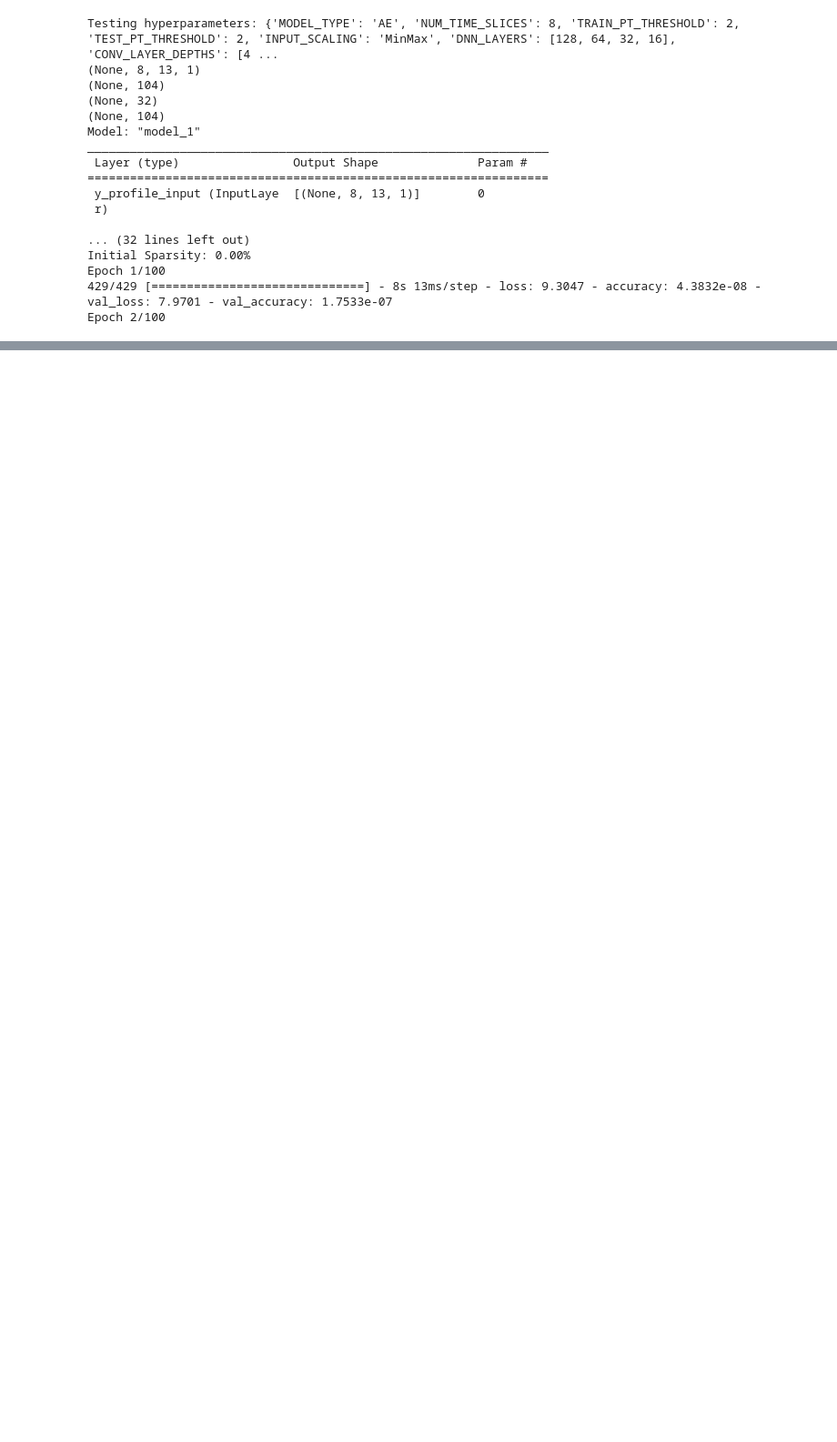
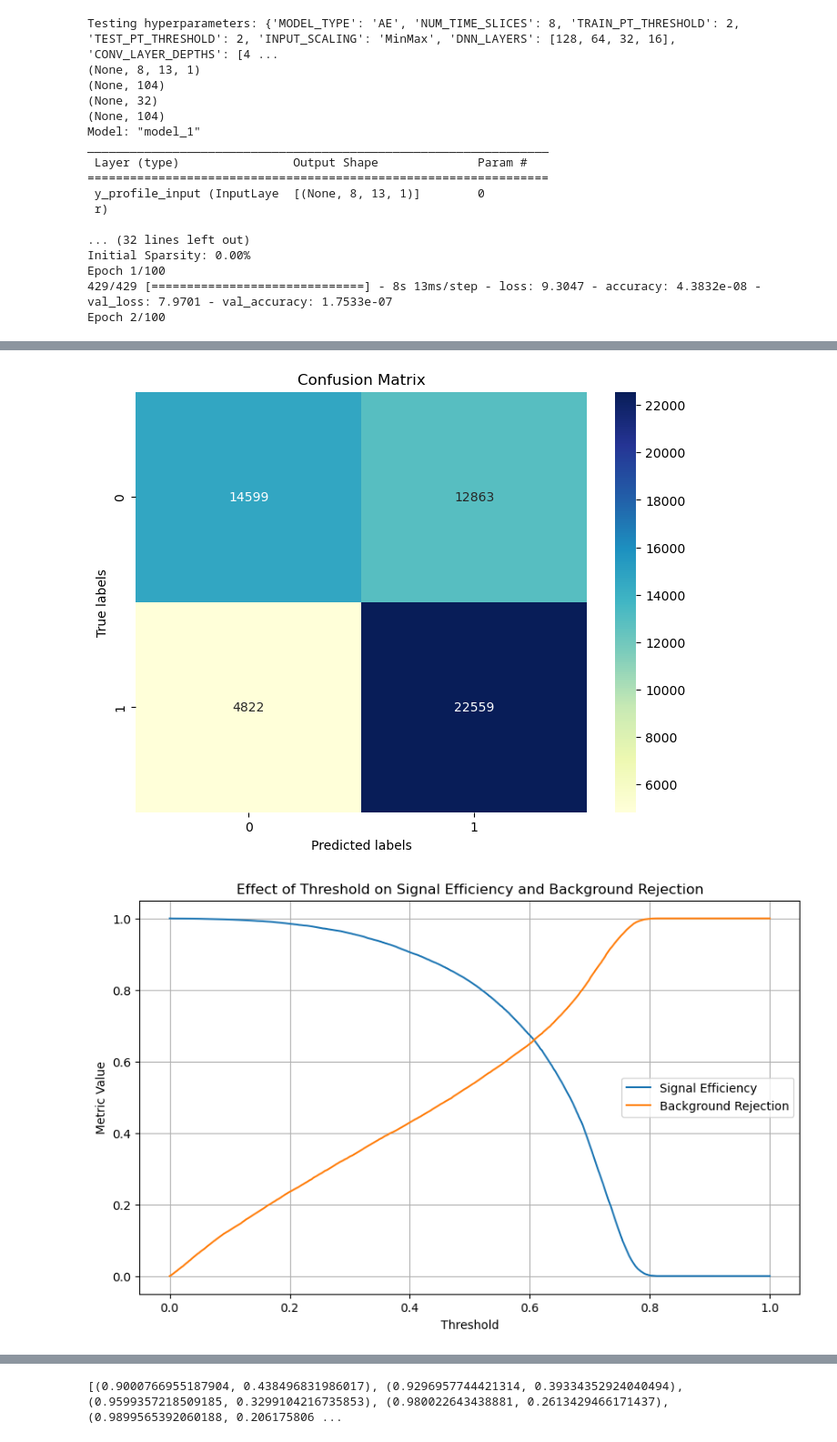
Before and after one commit to Alezander9/ML_FPGAonPixel, a Jupyter notebook: software/ALEX/testing.ipynb, the cells around one changed output, grey strips where cells are left out. Shown at 91% size. Cells and saved outputs as stored; diff of their text form; code cells hidden in the pictures; blank space fills up the shorter version.

```diff
--- a/software/ALEX/testing.ipynb
+++ b/software/ALEX/testing.ipynb
@@ -651,8 +651,8 @@ def test_model(data, model):
 
     return test_results
 
-def ShowConfusionMatrix(test_results):
-    target_test_data_coded = test_results["target_test_data_coded"]
+def ShowConfusionMatrix(data, test_results):
+    target_test_data_coded = data["target_test_data_coded"]
     predictions_labels = test_results["predictions_labels"]
 
     cm = confusion_matrix(target_test_data_coded[:,0], predictions_labels)
@@ -703,7 +703,7 @@ def getTargetMetrics(test_results):
     signal_efficiencies = test_results["signal_efficiencies"]
     background_rejections = test_results["background_rejections"]
 
-    target_efficiencies = [0.90, 0.93, 0.96, 0.98, 0.99, 0.995, 0.999]
+    target_efficiencies = [0.873, 0.90, 0.93, 0.96, 0.98, 0.99, 0.995, 0.999]
     metrics = []
     for target in target_efficiencies:
         index = find_closest(signal_efficiencies, target)
@@ -711,6 +711,12 @@ def getTargetMetrics(test_results):
         # print(f"Signal Efficiency: {signal_efficiencies[index]*100:.1f}%,",f"Background Rejections: {background_rejections[index]*100:.1f}%")
     return metrics
 
+def displayPerformance(data, test_results, metrics):
+    ShowConfusionMatrix(data, test_results)
+    showMetricsByThreshold(test_results)
+    showEfficiencyVSRejection(test_results)
+    print(metrics)
+
 ######################################################################################################
 ##################################         TESTING          ##########################################
 ######################################################################################################
@@ -833,14 +839,14 @@ def find_min_pruned_val_loss(result_file='hyperparameter_results.json'):
 
 HYPERPARAMETERS = {
     # Model Type
-    "MODEL_TYPE": "AE",  # DNN or CNN or AE
+    "MODEL_TYPE": "DNN",  # DNN or CNN or AE
     # Input format
     "NUM_TIME_SLICES": 8,
     "TRAIN_PT_THRESHOLD": 2,  # in GeV
     "TEST_PT_THRESHOLD": 2,  # in GeV
-    "INPUT_SCALING": "MinMax", # Standard, MinMax or Log
+    "INPUT_SCALING": "Standard", # Standard, MinMax or Log
     # DNN model mormat
-    "DNN_LAYERS": [32, 16, 8], # [32, (16, 3, 3), (16, 3, 3), 32]
+    "DNN_LAYERS": [72], # [32, (16, 3, 3), (16, 3, 3), 32]
     # CNN model format
     "CONV_LAYER_DEPTHS": [4, 7],
     "CONV_LAYER_KERNELS": [(3, 3), (3, 3)],
@@ -1023,3 +1071,10 @@ output_file = 'CNN_hyperparameter_results.json'
 
 # Call the function to reformat the JSON data
 reformat_hyperparameter_results(input_file, output_file)
+# %%
+# Load in a saved model from the h5 file
+co = {}
+_add_supported_quantized_objects(co)
+co['PruneLowMagnitude'] = pruning_wrapper.PruneLowMagnitude
+loaded_model = load_model('./DNN_L1_S32_best_performance_quant.h5', custom_objects=co)
+loaded_model.summary()
@@ -1025,0 +1101,5 @@ reformat_hyperparameter_results(input_file, output_file)
+# %%
+test_results = test_model(data, loaded_model)
+metrics = getTargetMetrics(test_results)
+displayPerformance(data, test_results, metrics)
+# %% [output]
@@ -1025,0 +1107,2 @@ reformat_hyperparameter_results(input_file, output_file)
+[figure, added]
+[figure, added]
@@ -1025,0 +1110 @@ reformat_hyperparameter_results(input_file, output_file)
+[(0.9000766955187904, 0.438496831986017), (0.9296957744421314, 0.39334352924040494), (0.9599357218509185, 0.3299104216735853), (0.980022643438881, 0.2613429466171437), (0.9899565392060188, 0.206175806 ...
```
Also changed, not shown: parts of 11 cells of this notebook, 2 other files.
